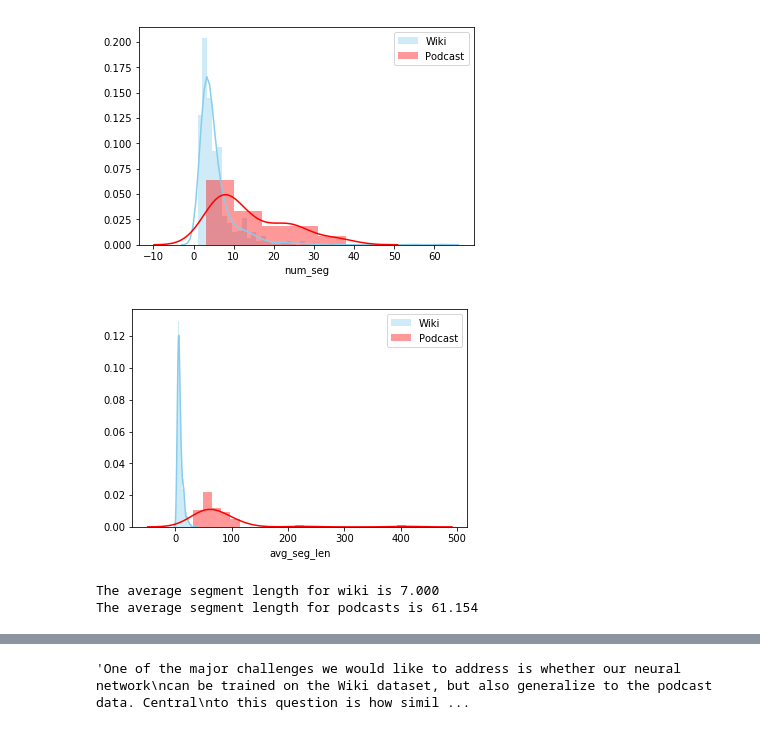
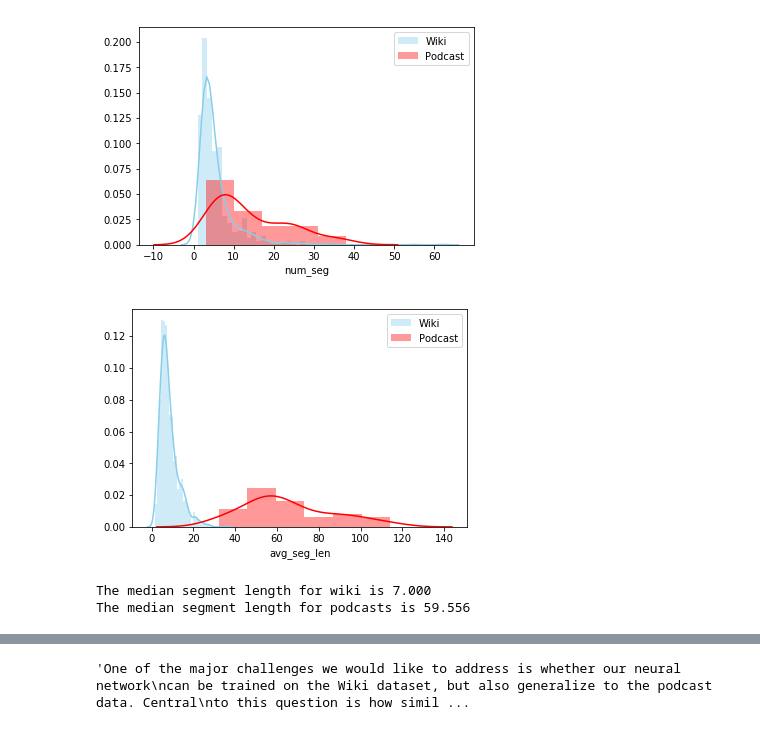
Before and after one commit to bmmidei/SliceCast, a Jupyter notebook: EDA.ipynb, the cells around one changed output, grey strips where cells are left out. Drawn from its saved outputs; the diff is of its cells as text; code cells hidden in the pictures.

```diff
--- a/EDA.ipynb
+++ b/EDA.ipynb
@@ -131,18 +133,21 @@ plt.show()
 # %%
 # average segment length
 wiki_df['avg_seg_len'] = wiki_df.apply(lambda row: row.num_sent/row.num_seg, axis=1)
 pod_df['avg_seg_len'] = pod_df.apply(lambda row: row.num_sent/row.num_seg, axis=1)
+pod_df = pod_df.mask((pod_df['avg_seg_len'] - pod_df['avg_seg_len'].mean()).abs() > 2 * pod_df['avg_seg_len'].std())
+pod_df = pod_df.dropna()
+
 
 sns.distplot( wiki_df['avg_seg_len'] , color="skyblue", label='Wiki')
 sns.distplot( pod_df['avg_seg_len'] , color="red", label='Podcast')
 plt.legend()
 plt.show()
 
 avg_seg_wiki = wiki_df['avg_seg_len'].median()
 avg_seg_pod = pod_df['avg_seg_len'].median()
-print('The average segment length for wiki is {:0.3f}'.format(avg_seg_wiki))
-print('The average segment length for podcasts is {:0.3f}'.format(avg_seg_pod))
+print('The median segment length for wiki is {:0.3f}'.format(avg_seg_wiki))
+print('The median segment length for podcasts is {:0.3f}'.format(avg_seg_pod))
 # %% [output]
-[figure, old version]
+[figure, new version]
-The average segment length for wiki is 7.000
-The average segment length for podcasts is 61.154
+The median segment length for wiki is 7.000
+The median segment length for podcasts is 59.556
```
Also changed, not shown: parts of 2 cells of this notebook, 2 other files.
